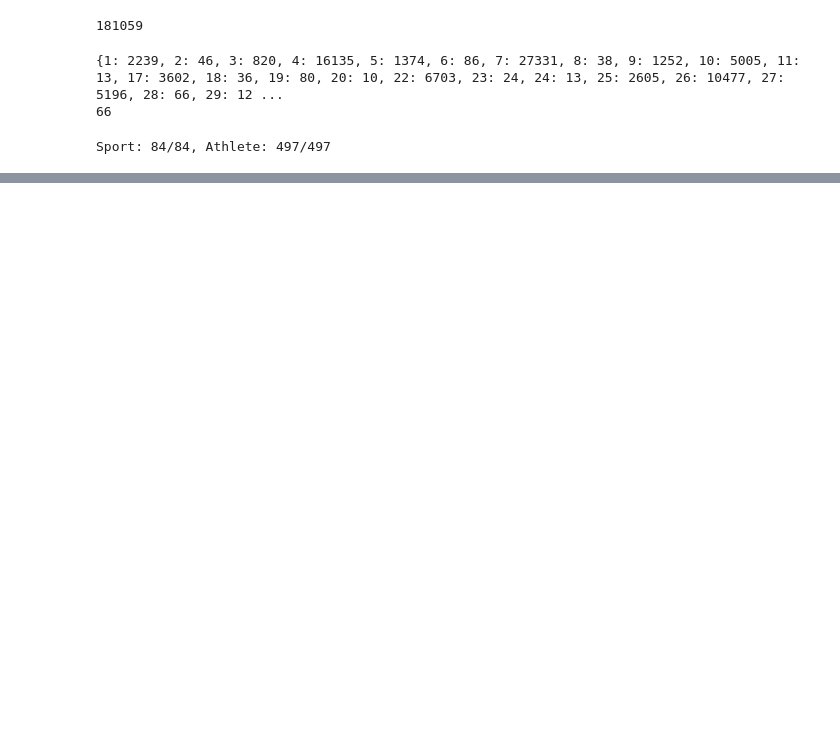
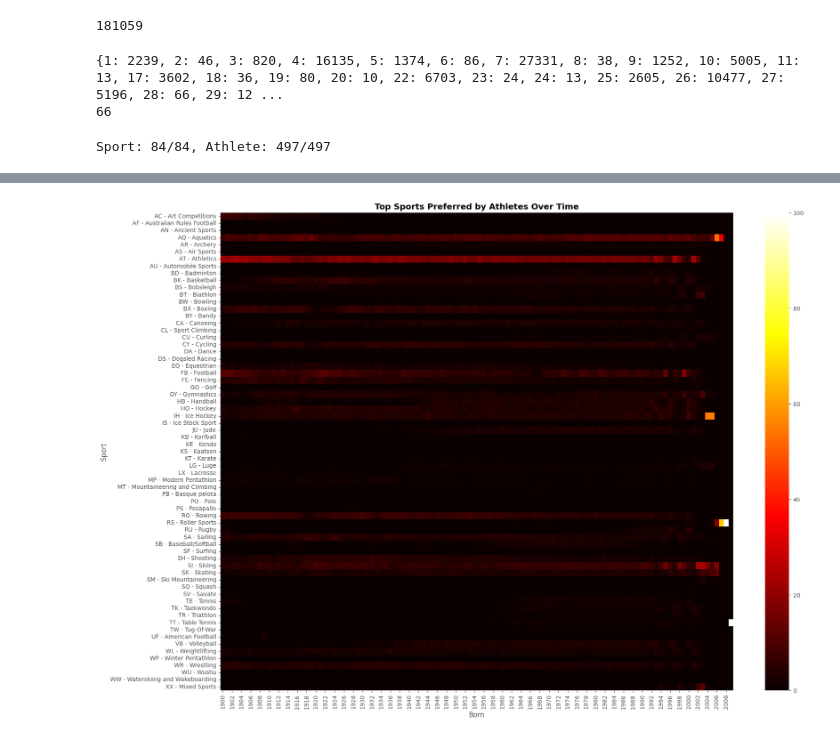
Before and after one commit to beridzeg45/Exploratory-Data-Analysis-with-Python, a Jupyter notebook: athletes.ipynb, the cells around one changed output, grey strips where cells are left out. Drawn from its saved outputs; the diff is of its cells as text; code cells hidden in the pictures; blank space fills up the shorter version.

```diff
--- a/athletes.ipynb
+++ b/athletes.ipynb
@@ -123,0 +274,18 @@ Sport: 84/84, Athlete: 497/497
+# %%
+filtered=df[(df['Born'].dt.year>=1900) & (df['Born'].dt.year<=2015)]
+
+matrix=pd.pivot_table(data=filtered,
+               index='Sport',
+               columns=filtered['Born'].dt.year,
+               values='Full name',
+               aggfunc='count'
+               ).fillna(0)
+matrix = matrix.div(matrix.sum(axis=0), axis=1) * 100
+
+
+plt.figure(figsize=(20,15))
+sns.heatmap(matrix,annot=False,cmap='hot')
+plt.title('Top Sports Preferred by Athletes Over Time',fontweight='bold')
+plt.show()
+# %% [output]
+[figure, added]
```
Also changed, not shown: parts of 29 cells of this notebook.
